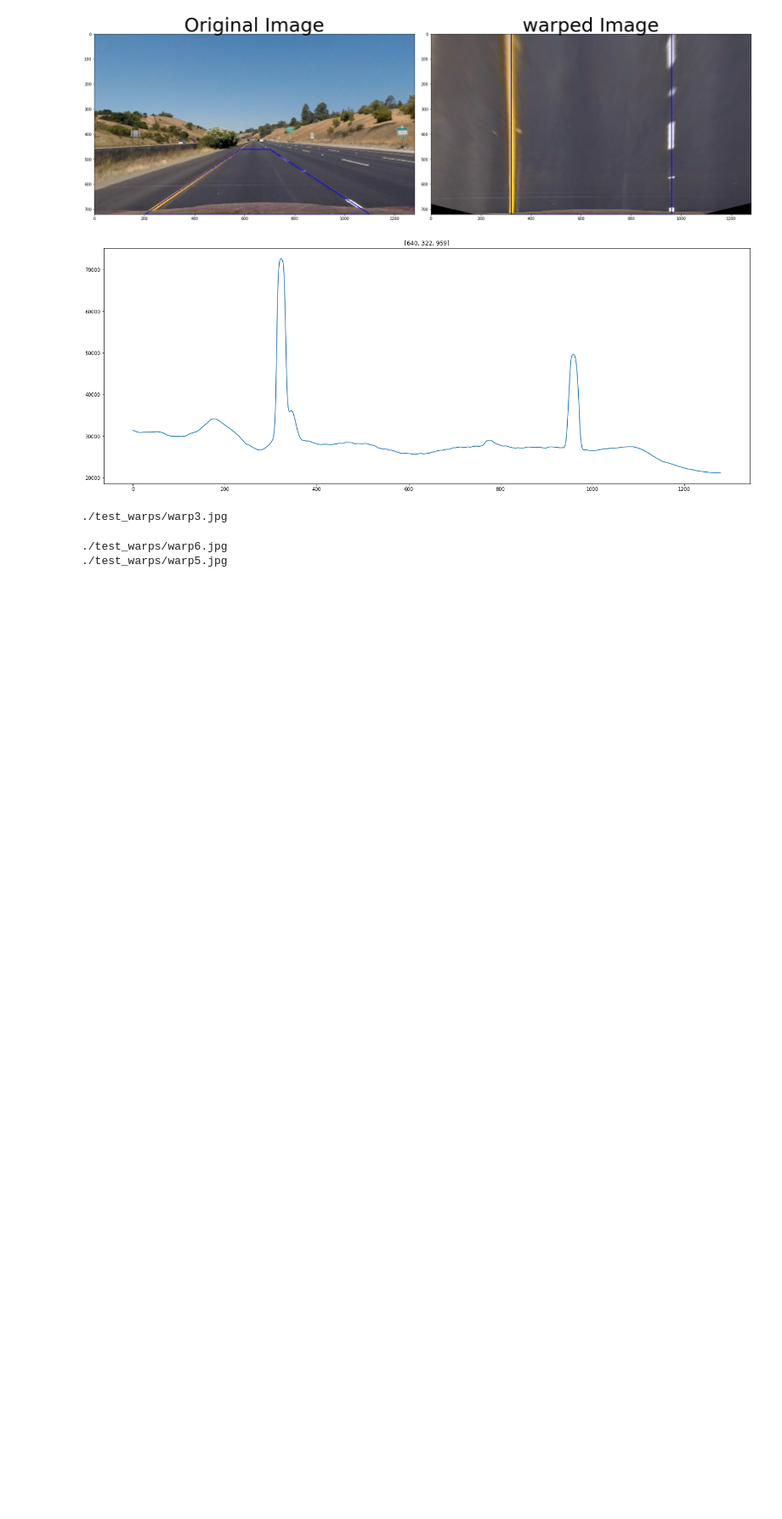
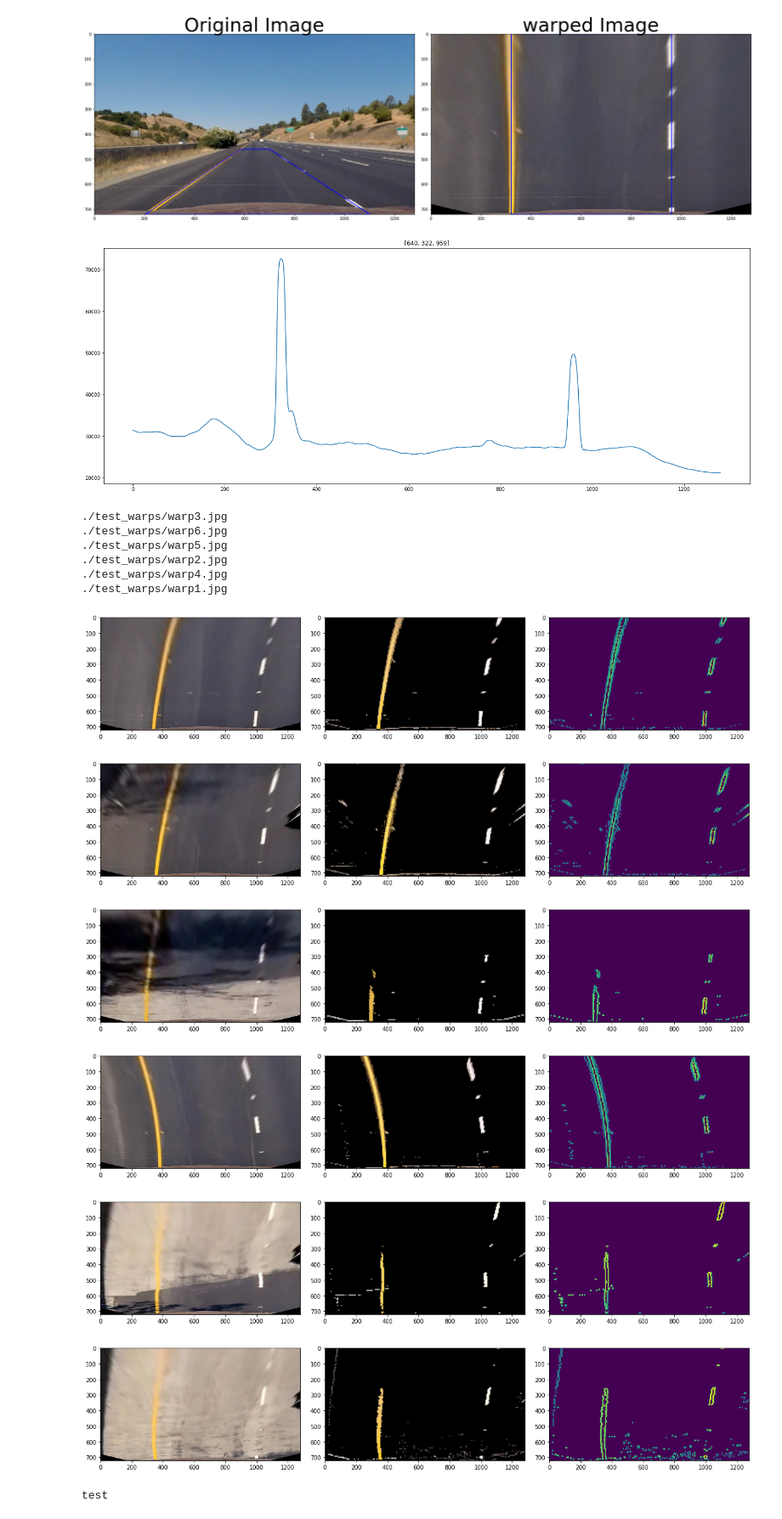
Before and after one commit to KSHIBA-HHQ/CarND-Advanced-Lane-Lines-master, a Jupyter notebook: P2.ipynb, the cells around one changed output. Shown at 85% size. Cells and saved outputs as stored; diff of their text form; code cells hidden in the pictures; blank space fills up the shorter version.

```diff
--- a/P2.ipynb
+++ b/P2.ipynb
@@ -251,6 +275,19 @@ def  image_decolor(img , N):
 
 
     return img_dst
+# %%
+
+from skimage import io
+import glob
+sight=glob.glob('./test_warps/warp*.jpg')
+for fname in sight:
+    print(fname)
+    img=io.imread(fname)
+
+    declr= image_decolor(img, 16);
+    plt.figure()
+    plt.title(fname)
+    plt.imshow(declr)
 # %%
 import numpy as np
 import cv2
@@ -647,6 +696,8 @@ disp=[undist.copy(),warped.copy()]
 draw_lines_for_warp_operation(disp[0],disp[1],src,dst)
 
 
+gray , edge, declr= customize_image_for_lane_excute(warped)
+
 histogram, midpoint, leftx_base, rightx_base= get_warped_histogram_pack(warped)
 plt.figure(figsize=(24, 9))
 plt.plot(histogram)
@@ -674,38 +725,49 @@ if os.path.exists('./test_warps/warp1.jpg')==False:
         img=io.imread(imfile)
         undist, warped=unwarp(img,mtx,dist,M)
 
-        text='./test_warps/warp%d.jpg'%(n,)
+        #text='./test_warps/warp%d.jpg'%(n,)
+        text=imfile.replace('/test_images/test','/test_warps/warp')
         io.imsave(text,warped)
         n=n+1
 
 sight=glob.glob('./test_warps/warp*.jpg')
 
 n=0
 for src_warped in sight :
     print(src_warped)
     warped=io.imread(src_warped )
-    plt.figure(figsize=(32,15))
 
     gray , edge, declr= customize_image_for_lane_excute(warped)
 
 
     f, (ax1, ax2,ax3 ) = plt.subplots(1,3,figsize=(16, 6))
     f.tight_layout()
     ax1.imshow(warped)
     ax2.imshow(declr)
     ax3.imshow(gray)
     n=n+1
-    text='./test_warps/gray_warped%d.jpg'%(n,)
+    #text='./test_warps/gray_warped%d.jpg'%(n,)
+    text=src_warped.replace('/test_warps/warp','/test_warps/gray_warped')
     io.imsave(text,gray)
 
     plt.subplots_adjust(left=0., right=1, top=0.9, bottom=0.)
 
 plt.show()
 print('test')
 # %% [output]
 ./test_warps/warp3.jpg
+./test_warps/warp6.jpg
+./test_warps/warp5.jpg
+./test_warps/warp2.jpg
+./test_warps/warp4.jpg
+./test_warps/warp1.jpg
+[figure, added]
+[figure, added]
+[figure, added]
+[figure, added]
+[figure, added]
+[figure, added]
-./test_warps/warp6.jpg
-./test_warps/warp5.jpg
+test
 # %%
 import matplotlib.pyplot as plt
 import numpy as np
```
Also changed, not shown: parts of 8 cells of this notebook, 1 other file.
